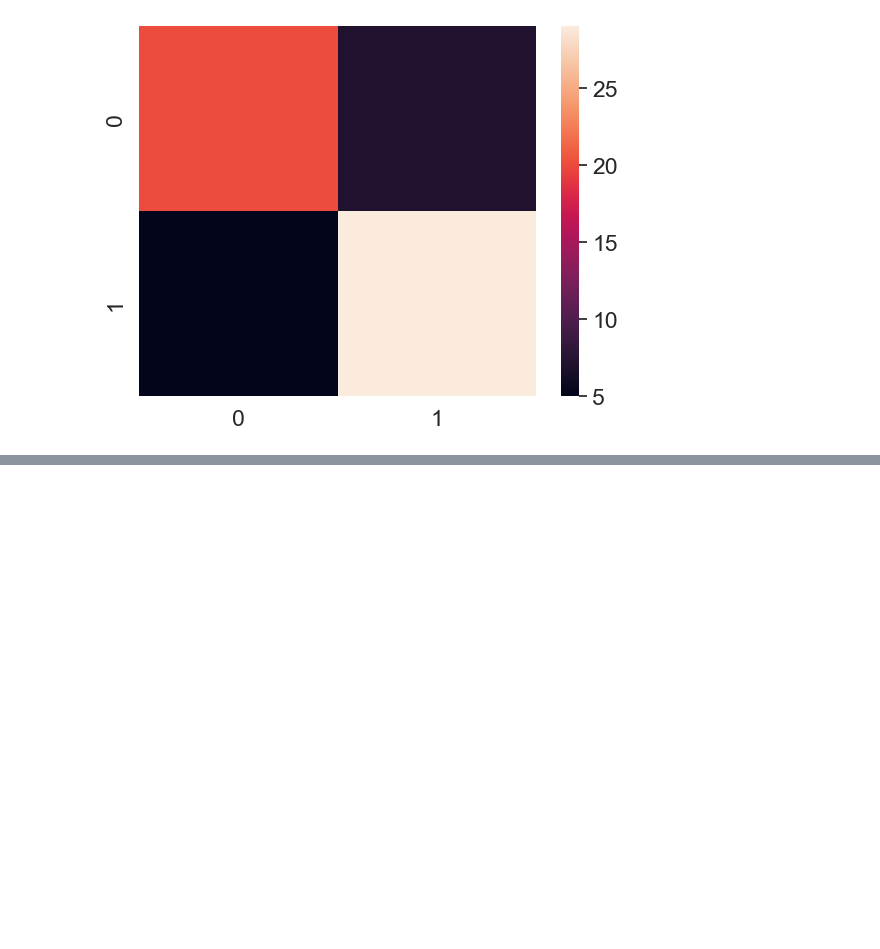
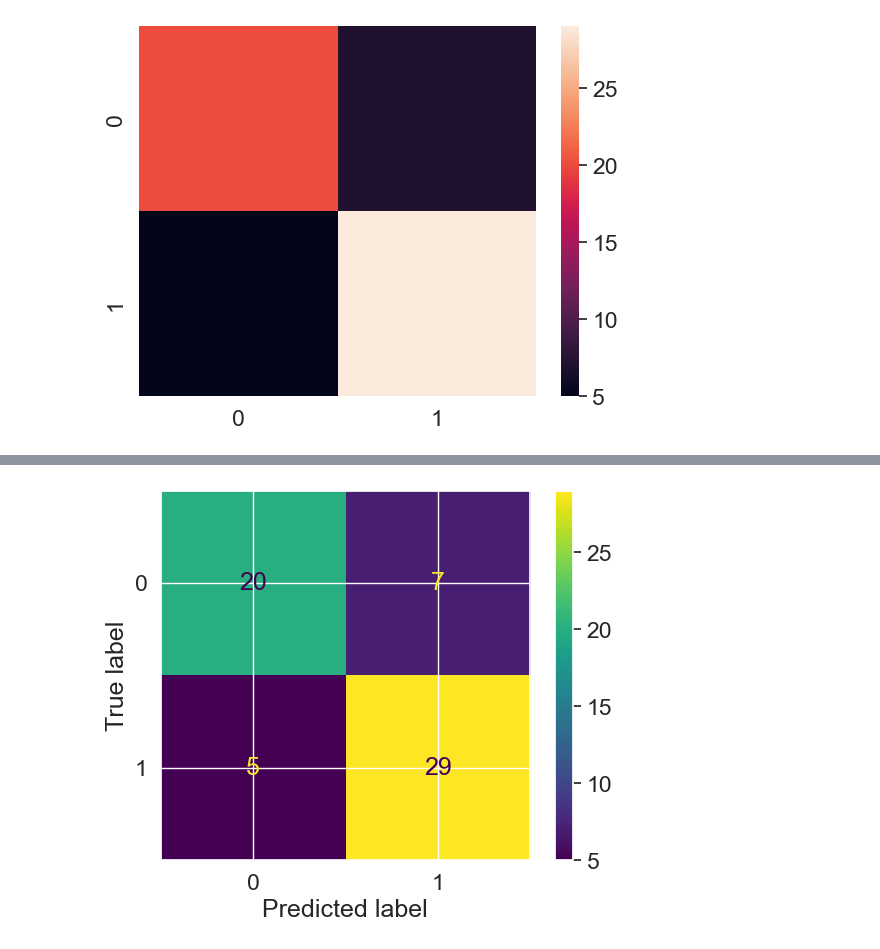
Before and after one commit to GoldenEye37/machine-learning-101, a Jupyter notebook: introduction-to-sckit-learn.ipynb, the cells around one changed output, grey strips where cells are left out. Cells and saved outputs as stored; diff of their text form; code cells hidden in the pictures; blank space fills up the shorter version.

```diff
--- a/introduction-to-sckit-learn.ipynb
+++ b/introduction-to-sckit-learn.ipynb
@@ -1376,0 +1392,6 @@ sns.heatmap(conf_mat);
+# %%
+# Other method
+ConfusionMatrixDisplay.from_predictions(y_true=y_test,
+                                        y_pred=y_preds);
+# %% [output]
+[figure, added]
```
Also changed, not shown: parts of 5 cells of this notebook.
